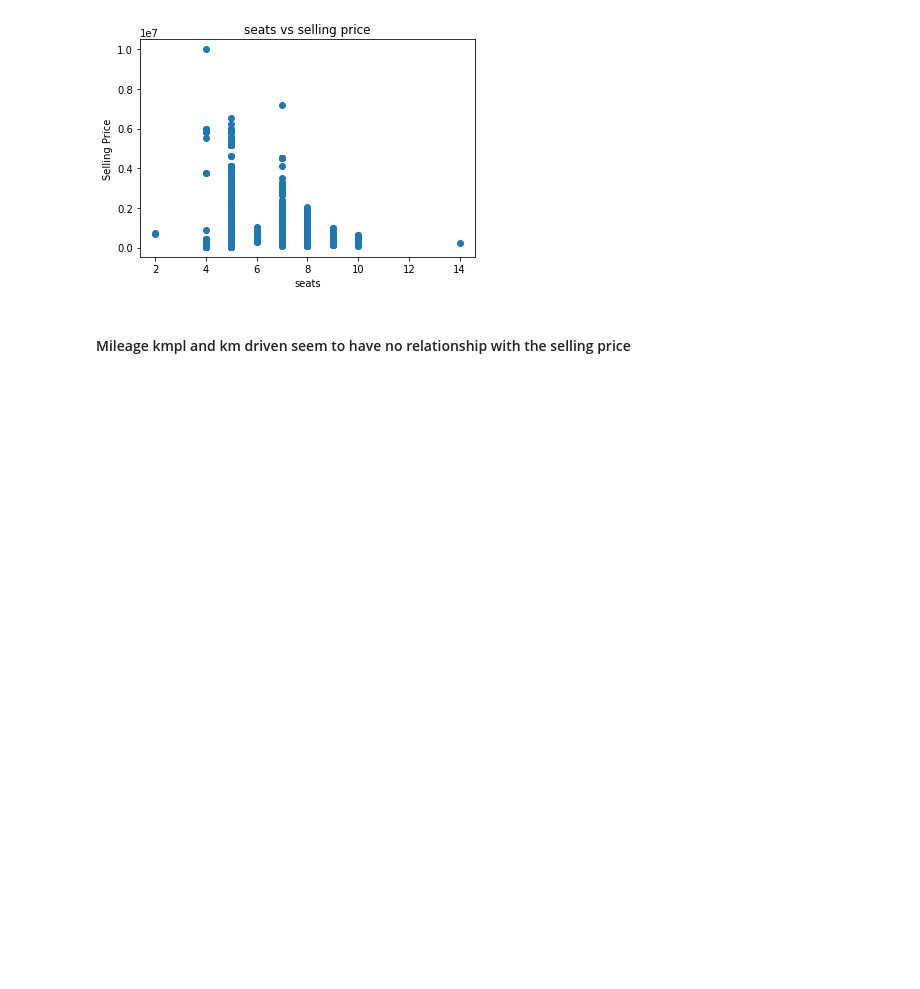
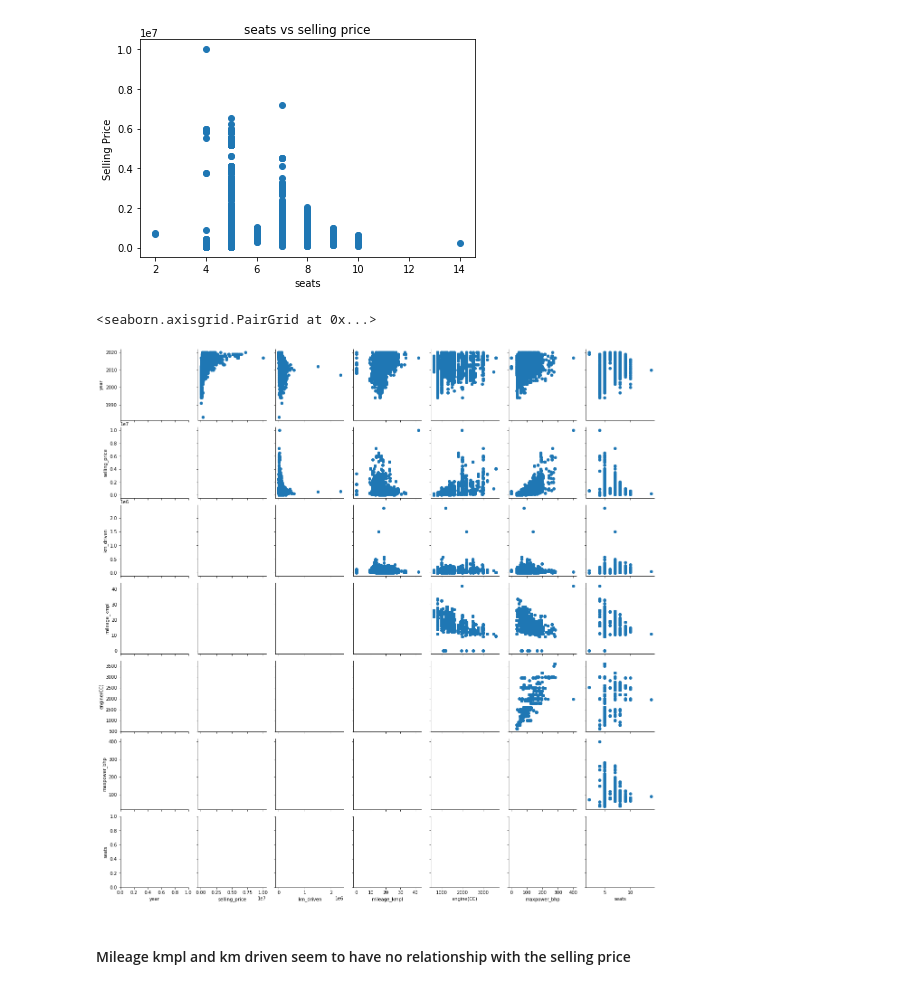
Before and after one commit to Alphaomegainfinity/Project-4_Car_Price_Predictor, a Jupyter notebook: car_price_predictor.ipynb, the cells around one changed output. Cells and saved outputs as stored; diff of their text form; code cells hidden in the pictures; blank space fills up the shorter version.

```diff
--- a/car_price_predictor.ipynb
+++ b/car_price_predictor.ipynb
@@ -219,6 +219,13 @@ for i in names:
 [figure]
 [figure]
 [figure]
+# %%
+# Correlation Matrix to make all scatter plots at once
+# Create a grid of column pairs with scatter plots for non-diagonal(upper portion)
+sns.PairGrid(car_df).map_upper(plt.scatter)
+# %% [output]
+<seaborn.axisgrid.PairGrid at 0x...>
+[figure, added]
 # %% [markdown]
 #### Mileage kmpl and km driven seem to have no relationship with the selling price
 # %%
```
Also changed, not shown: parts of 9 cells of this notebook.
